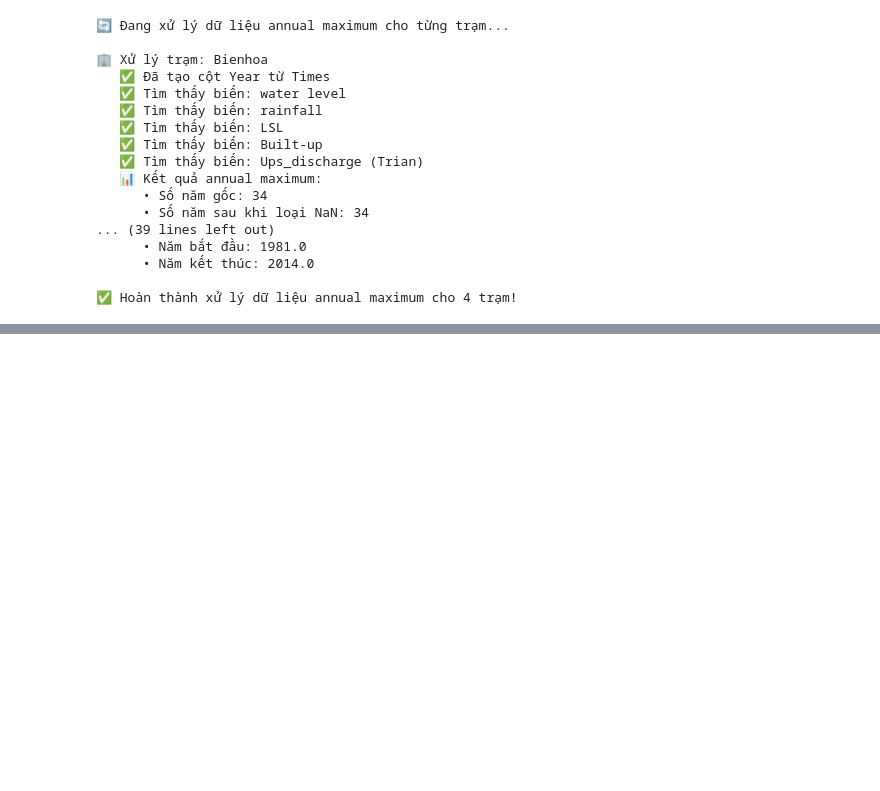
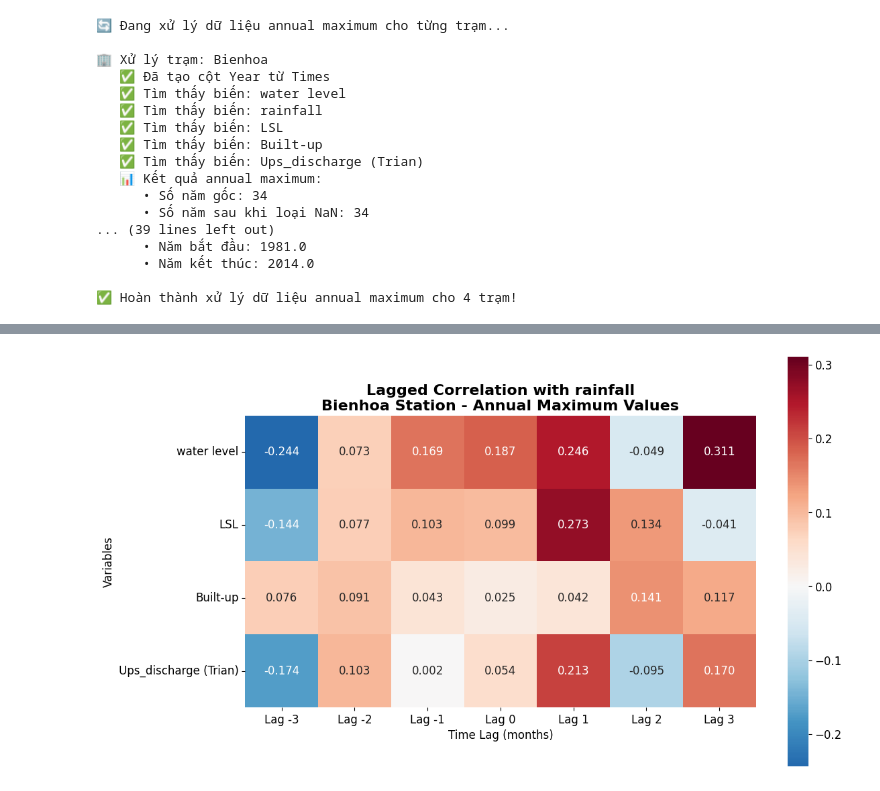
Before and after one commit to Trung-Nam-2512/analysis-heatmap, a Jupyter notebook: analysis.ipynb, the cells around one changed output, grey strips where cells are left out. Saved outputs shown, nothing was run; the diff lists cells and outputs as text; code cells hidden in the pictures; blank space fills up the shorter version.

```diff
--- a/analysis.ipynb
+++ b/analysis.ipynb
@@ -235,0 +311,83 @@ for station, station_info in annual_max_data.items():
+# %%
+# Tạo lagged correlation heatmap cho từng trạm
+print("⏰ Tạo lagged correlation heatmap...")
+
+lags = range(-3, 4)  # Từ -3 đến +3 tháng
+
+for station, station_info in annual_max_data.items():
+    print(f"\n🏢 Trạm: {station}")
+
+    data = station_info['data']
+    variables = station_info['variables']
+
+    # Tìm biến rainfall
+    rainfall_var = None
+    for var in variables:
+        if 'rainfall' in var.lower():
+            rainfall_var = var
+            break
+
+    if rainfall_var is None:
+        print(f"   ❌ Không tìm thấy biến rainfall trong {station}")
+        continue
+
+    # Tạo matrix cho correlation và p-value
+    corr_matrix = []
+    p_matrix = []
+
+    # Tính correlation với rainfall cho từng biến khác
+    for var1 in variables:
+        if var1 == rainfall_var:
+            continue  # Bỏ qua rainfall với chính nó
+
+        row_corr = []
+        row_p = []
+
+        for lag in lags:
+            corr, p_val = calculate_lagged_correlation(data, var1, rainfall_var, lag)
+            row_corr.append(corr)
+            row_p.append(p_val)
+
+        corr_matrix.append(row_corr)
+        p_matrix.append(row_p)
+
+    # Chuyển thành DataFrame
+    corr_df = pd.DataFrame(corr_matrix,
+                          index=[var for var in variables if var != rainfall_var],
+                          columns=[f'Lag {lag}' for lag in lags])
+
+    p_df = pd.DataFrame(p_matrix,
+                       index=[var for var in variables if var != rainfall_var],
+                       columns=[f'Lag {lag}' for lag in lags])
+
+    # Tạo heatmap
+    plt.figure(figsize=(12, 8))
+
+    # Vẽ heatmap đầy đủ
+    sns.heatmap(corr_df,
+                annot=True,
+                cmap='RdBu_r',
+                center=0,
+                square=True,
+                fmt='.3f',
+                cbar_kws={"shrink": .8})
+
+    plt.title(f'Lagged Correlation with {rainfall_var}\n{station} Station - Annual Maximum Values',
+              fontsize=16, fontweight='bold')
+    plt.xlabel('Time Lag (months)', fontsize=12)
+    plt.ylabel('Variables', fontsize=12)
+    plt.tight_layout()
+
+    # Lưu biểu đồ
+    filename = f'lagged_correlation_heatmap_{station}.png'
+    plt.savefig(filename, dpi=300, bbox_inches='tight')
+    print(f"   ✅ Đã lưu: {filename}")
+
+    plt.show()
+
+    # Hiển thị thống kê
+    print(f"   📊 Thống kê lagged correlation:")
+    print(f"      • Correlation cao nhất: {corr_df.max().max():.3f}")
+    print(f"      • Correlation thấp nhất: {corr_df.min().min():.3f}")
+    print(f"      • Số cặp có |correlation| > 0.5: {(abs(corr_df) > 0.5).sum().sum()}")
+# %% [output]
@@ -235,0 +398 @@ for station, station_info in annual_max_data.items():
+[figure, added]
```
Also changed, not shown: parts of 10 cells of this notebook.
